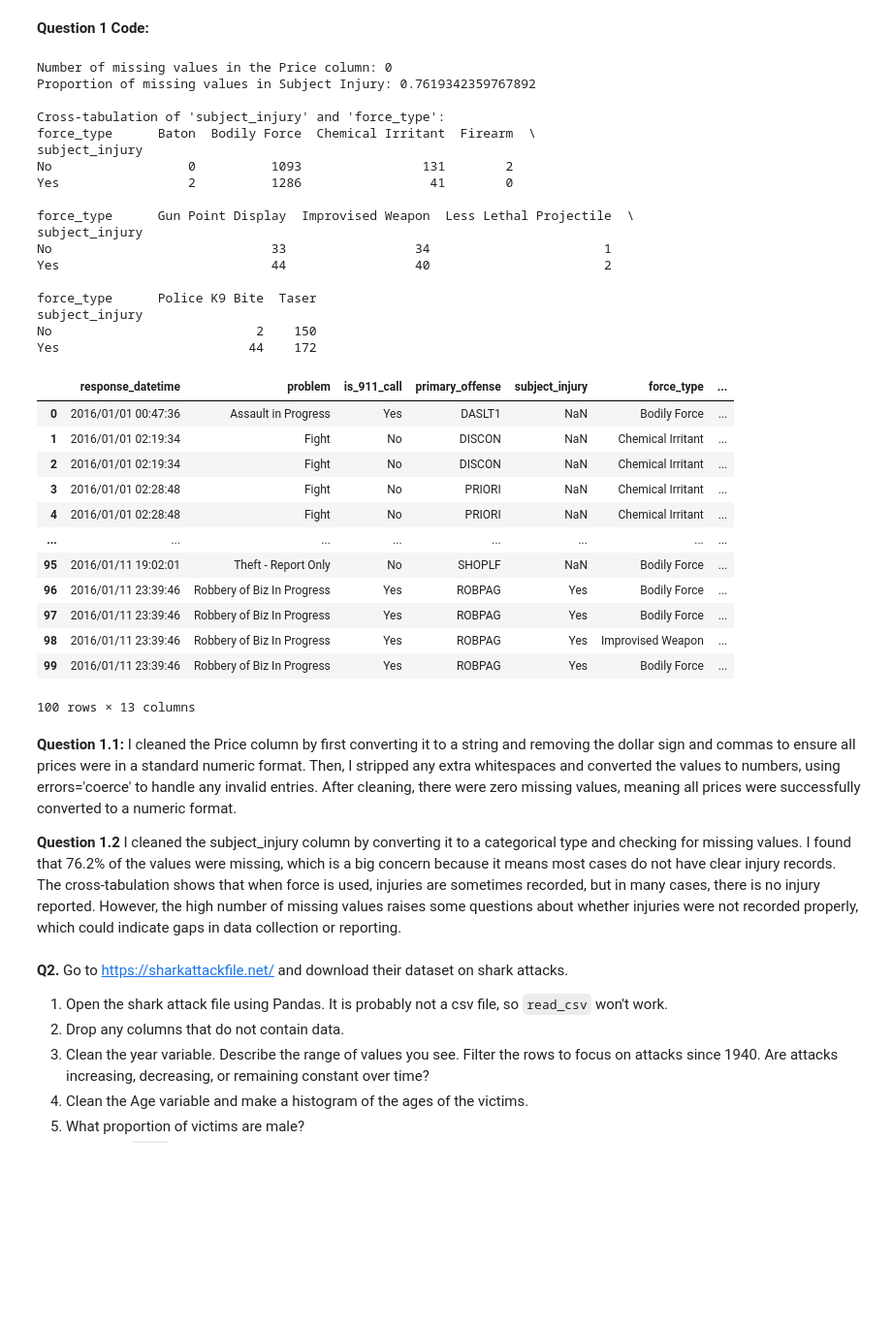
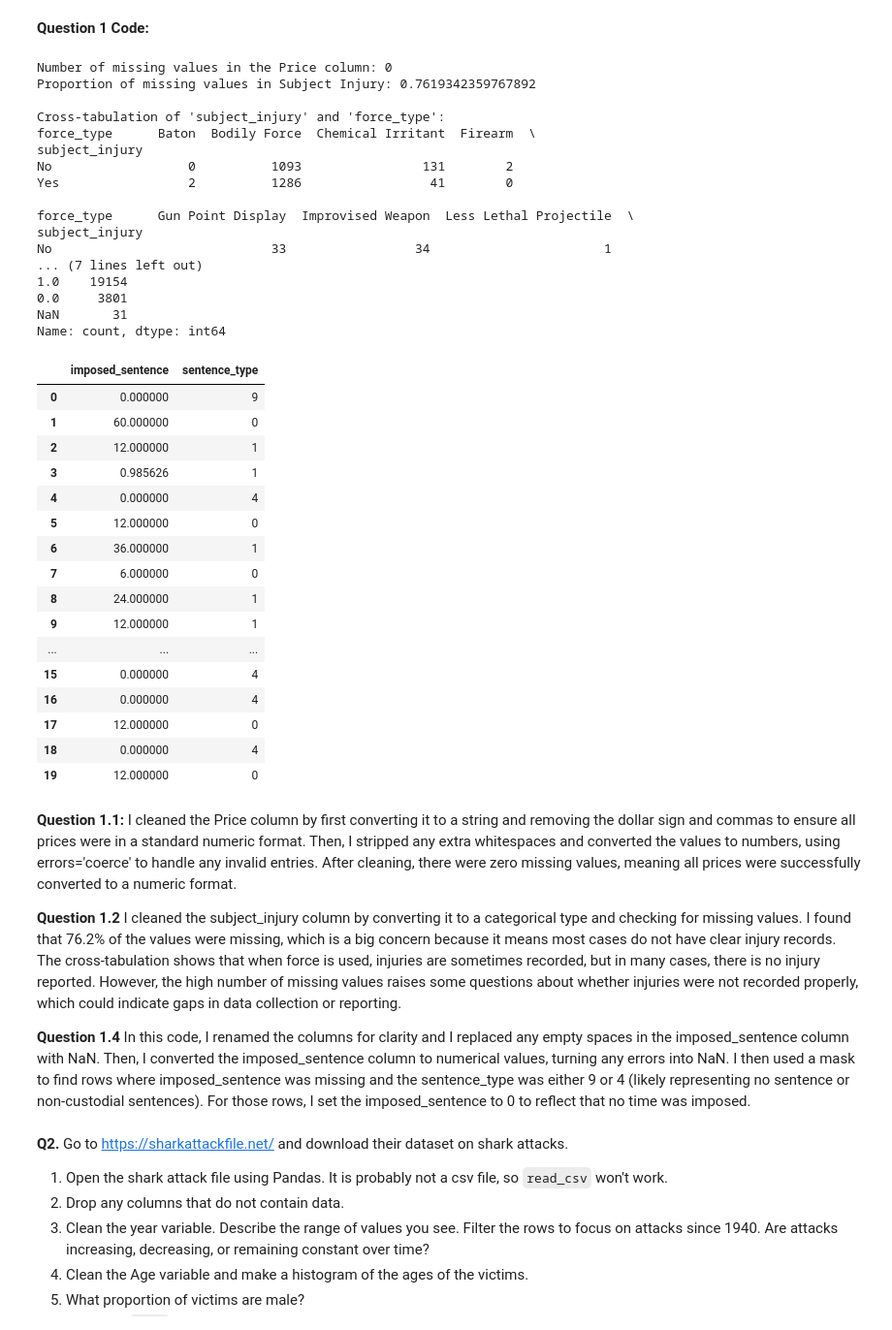
Before and after one commit to sanketd12/wrangling, a Jupyter notebook: assignment/assignment.ipynb, the cells around one changed output. Shown at 97% size. Drawn from its saved outputs; the diff is of its cells as text; code cells hidden in the pictures; blank space fills up the shorter version.

```diff
--- a/assignment/assignment.ipynb
+++ b/assignment/assignment.ipynb
@@ -12,6 +12,7 @@
 **Question 1 Code:**
 # %%
 import pandas as pd
+import numpy as np
 
 #1.1 code
 df = pd.read_csv("./data/airbnb_hw.csv")
@@ -19,58 +20,82 @@ df = pd.read_csv("./data/airbnb_hw.csv")
 df['Price'] = df['Price'].astype(str).str.replace('$', '').str.replace(',', '')
 df['Price'] = df['Price'].str.strip()
 df['Price'] = pd.to_numeric(df['Price'], errors='coerce')
 missing_values = df['Price'].isna().sum()
 print(f"Number of missing values in the Price column: {missing_values}")
 
 
 #1.2 code:
 df = pd.read_csv('./data/mn_police_use_of_force.csv')
 
 df['subject_injury'] = df['subject_injury'].astype('category')
 missing_proportion = df['subject_injury'].isna().mean()
 cross_tab = pd.crosstab(df['subject_injury'], df['force_type'])
 
 print(f"Proportion of missing values in Subject Injury: {missing_proportion}")
 print("\nCross-tabulation of 'subject_injury' and 'force_type':")
 print(cross_tab)
+
+#1.3 code:
+url = 'http://www.vcsc.virginia.gov/pretrialdataproject/October%202017%20Cohort_Virginia%20Pretrial%20Data%20Project_Deidentified%20FINAL%20Update_10272021.csv'
+df = pd.read_csv(url, low_memory=False)
+df = df.rename(columns={'WhetherDefendantWasReleasedPretrial': 'released'})
+df['released'] = pd.to_numeric(df['released'], errors='coerce')
+df['released'] = df['released'].where(df['released'].isin([0, 1]), np.nan)
+print(df['released'].value_counts(dropna=False))
+
+
+#1.4 code:
+df = df.rename(columns={'ImposedSentenceAllChargeInContactEvent': 'imposed_sentence'})
+df = df.rename(columns={'SentenceTypeAllChargesAtConvictionInContactEvent': 'sentence_type'})
+df['imposed_sentence'] = df['imposed_sentence'].replace(' ', np.nan)
+df['imposed_sentence'] = pd.to_numeric(df['imposed_sentence'], errors='coerce')
+mask = df['imposed_sentence'].isna() & df['sentence_type'].isin([9, 4])
+df.loc[mask, 'imposed_sentence'] = 0
+df[['imposed_sentence', 'sentence_type']].head(20)
 # %% [output]
 Number of missing values in the Price column: 0
 Proportion of missing values in Subject Injury: 0.7619342359767892
 
 Cross-tabulation of 'subject_injury' and 'force_type':
 force_type      Baton  Bodily Force  Chemical Irritant  Firearm  \
 subject_injury
 No                  0          1093                131        2
 Yes                 2          1286                 41        0
 
 force_type      Gun Point Display  Improvised Weapon  Less Lethal Projectile  \
 subject_injury
 No                             33                 34                       1
-Yes                            44                 40                       2
-
-force_type      Police K9 Bite  Taser
-subject_injury
-No                           2    150
-Yes                         44    172
+... (7 lines left out)
+1.0    19154
+0.0     3801
+NaN       31
+Name: count, dtype: int64
-|  | response_datetime | problem | is_911_call | primary_offense | subject_injury | force_type | ... |
-| 0 | 2016/01/01 00:47:36 | Assault in Progress | Yes | DASLT1 | NaN | Bodily Force | ... |
-| 1 | 2016/01/01 02:19:34 | Fight | No | DISCON | NaN | Chemical Irritant | ... |
-| 2 | 2016/01/01 02:19:34 | Fight | No | DISCON | NaN | Chemical Irritant | ... |
-| 3 | 2016/01/01 02:28:48 | Fight | No | PRIORI | NaN | Chemical Irritant | ... |
-| 4 | 2016/01/01 02:28:48 | Fight | No | PRIORI | NaN | Chemical Irritant | ... |
-| ... | ... | ... | ... | ... | ... | ... | ... |
-| 95 | 2016/01/11 19:02:01 | Theft - Report Only | No | SHOPLF | NaN | Bodily Force | ... |
-| 96 | 2016/01/11 23:39:46 | Robbery of Biz In Progress | Yes | ROBPAG | Yes | Bodily Force | ... |
-| 97 | 2016/01/11 23:39:46 | Robbery of Biz In Progress | Yes | ROBPAG | Yes | Bodily Force | ... |
-| 98 | 2016/01/11 23:39:46 | Robbery of Biz In Progress | Yes | ROBPAG | Yes | Improvised Weapon | ... |
-| 99 | 2016/01/11 23:39:46 | Robbery of Biz In Progress | Yes | ROBPAG | Yes | Bodily Force | ... |
+|  | imposed_sentence | sentence_type |
+| 0 | 0.000000 | 9 |
+| 1 | 60.000000 | 0 |
+| 2 | 12.000000 | 1 |
+| 3 | 0.985626 | 1 |
+| 4 | 0.000000 | 4 |
+| 5 | 12.000000 | 0 |
+| 6 | 36.000000 | 1 |
+| 7 | 6.000000 | 0 |
+| 8 | 24.000000 | 1 |
+| 9 | 12.000000 | 1 |
+| ... | ... | ... |
+| 15 | 0.000000 | 4 |
+| 16 | 0.000000 | 4 |
+| 17 | 12.000000 | 0 |
+| 18 | 0.000000 | 4 |
+| 19 | 12.000000 | 0 |
-100 rows × 13 columns
 # %% [markdown]
 **Question 1.1:**
 I cleaned the Price column by first converting it to a string and removing the dollar sign and commas to ensure all prices were in a standard numeric format. Then, I stripped any extra whitespaces and converted the values to numbers, using errors='coerce' to handle any invalid entries. After cleaning, there were zero missing values, meaning all prices were successfully converted to a numeric format.
 
 **Question 1.2**
 I cleaned the subject_injury column by converting it to a categorical type and checking for missing values. I found that 76.2% of the values were missing, which is a big concern because it means most cases do not have clear injury records. The cross-tabulation shows that when force is used, injuries are sometimes recorded, but in many cases, there is no injury reported. However, the high number of missing values raises some questions about whether injuries were not recorded properly, which could indicate gaps in data collection or reporting.
+
+**Question 1.4**
+In this code, I renamed the columns for clarity and I replaced any empty spaces in the imposed_sentence column with NaN. Then, I converted the imposed_sentence column to numerical values, turning any errors into NaN. I then used a mask to find rows where imposed_sentence was missing and the sentence_type was either 9 or 4 (likely representing no sentence or non-custodial sentences). For those rows, I set the imposed_sentence to 0 to reflect that no time was imposed.
 # %% [markdown]
 **Q2.** Go to https://sharkattackfile.net/ and download their dataset on shark attacks.
 
```
Also changed, not shown: parts of 2 cells of this notebook.
